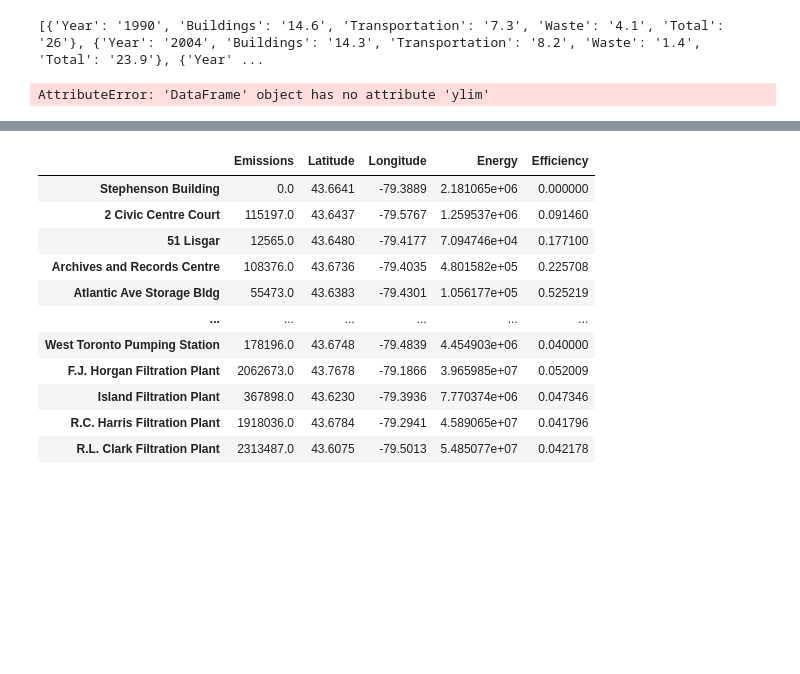
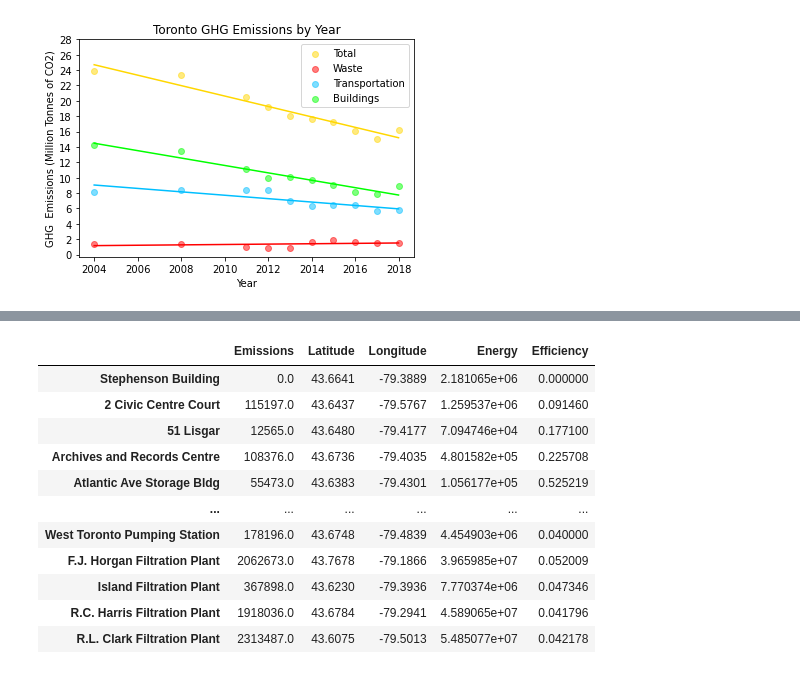
Before and after one commit to SAP-Team-Fruchsia-Fungi/Renewable-Energy-And-Climate, a Jupyter notebook: Renewable Energy.ipynb, the cells around one changed output, grey strips where cells are left out. Cells and saved outputs as stored; diff of their text form; code cells hidden in the pictures; blank space fills up the shorter version.

Commit message:
Created Matplotlib Graphs
-Graph GHG emissions vs year
-Graphed population vs year
-Planning to graph GHG/capita vs year

```diff
--- a/Renewable Energy.ipynb
+++ b/Renewable Energy.ipynb
@@ -1,23 +1,3 @@
 # %%
 def clamp(n, minimum, maximum):
     return max(min(maximum, n), minimum)
-# %%
-#This cell graphs CO2 emissions, population and year
-import csv, pandas as pd, numpy as np
-from collections import defaultdict
-
-data = []
-
-with open('data/1990-2018 GHG Emissions.csv', encoding='utf-8') as f:
-    csv_reader = csv.DictReader(f)
-
-    for line in csv_reader:
-        data.append(line)
-
-print(data)
-graph = pd.DataFrame(data)
-graph.ylim(0, 30)
-graph.plot.scatter(x = 'Year', y = 'Total')
-# %% [output]
-[{'Year': '1990', 'Buildings': '14.6', 'Transportation': '7.3', 'Waste': '4.1', 'Total': '26'}, {'Year': '2004', 'Buildings': '14.3', 'Transportation': '8.2', 'Waste': '1.4', 'Total': '23.9'}, {'Year' ...
-AttributeError: 'DataFrame' object has no attribute 'ylim'
@@ -23,0 +7,50 @@ AttributeError: 'DataFrame' object has no attribute 'ylim'
+# %%
+#This cell graphs CO2 emissions, population and year
+import csv, pandas as pd, numpy as np, matplotlib.pyplot as plt
+from collections import defaultdict
+
+data = []
+total = []
+waste = []
+transport = []
+building = []
+color = ["Gold", "Red", "DeepSkyBlue", "Lime"]
+year = []
+
+with open('data/1990-2018 GHG Emissions.csv', encoding='utf-8') as f:
+    csv_reader = csv.DictReader(f)
+
+    #Stores data in arrays
+    for line in csv_reader:
+        data.append(line)
+        total.append(float(line['Total']))
+        waste.append(float(line['Waste']))
+        transport.append(float(line['Transportation']))
+        building.append(float(line['Buildings']))
+        year.append(int(line["Year"]))
+
+data = ([total], [waste], [transport], [building], [year])
+
+#Creates Legend and Plots graph
+plt.scatter(year, total, c="Gold", alpha=0.5, label="Total")
+plt.scatter(year, waste, c="Red", alpha=0.5, label="Waste")
+plt.scatter(year, transport, c="DeepSkyBlue", alpha=0.5, label="Transportation")
+plt.scatter(year, building, c="Lime", alpha=0.5, label="Buildings")
+
+#Line of best fit
+for i in range(len(data) - 1):
+    x = np.array(data[4]).flatten()
+    y = np.array(data[i]).flatten()
+    m, b = np.polyfit(x, y, 1)
+    plt.plot(x, m*x + b, color=color[i])
+
+#Draws Graph
+plt.title('Toronto GHG Emissions by Year')
+plt.xlabel('Year')
+plt.ylabel('GHG  Emissions (Million Tonnes of CO2)')
+plt.legend()
+plt.xticks(np.arange(2004, 2019, 2))
+plt.yticks(np.arange(0, 30, 2))
+plt.show()
+# %% [output]
+[figure, added]
```
Also changed, not shown: parts of 3 cells of this notebook, 3 other files.
